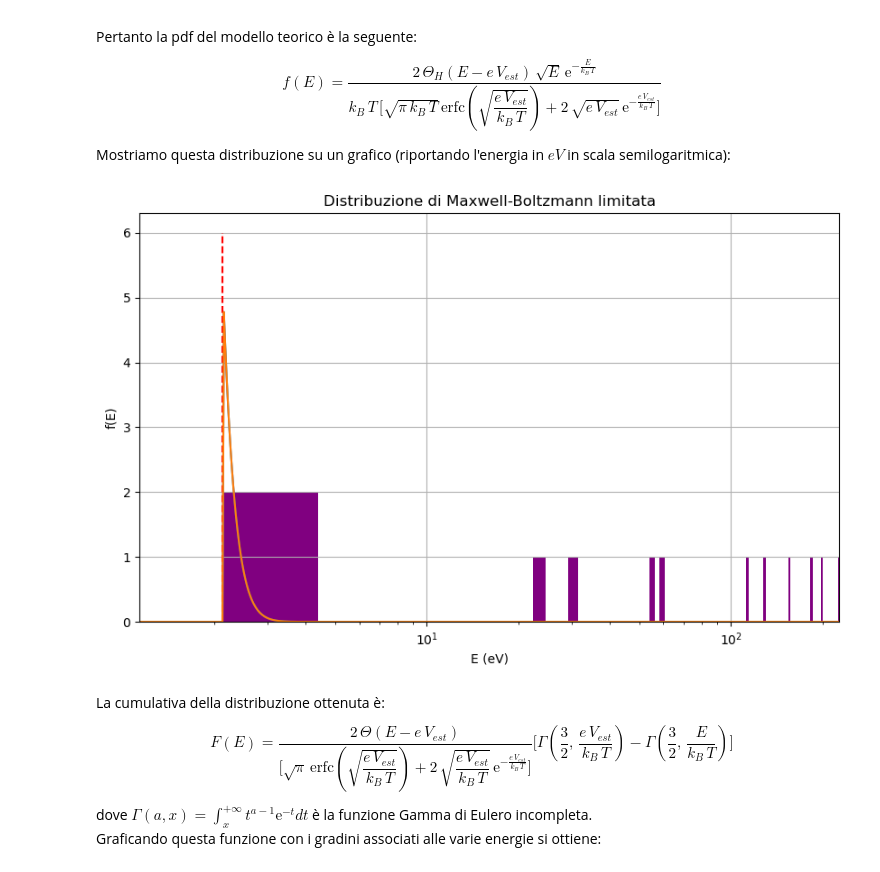
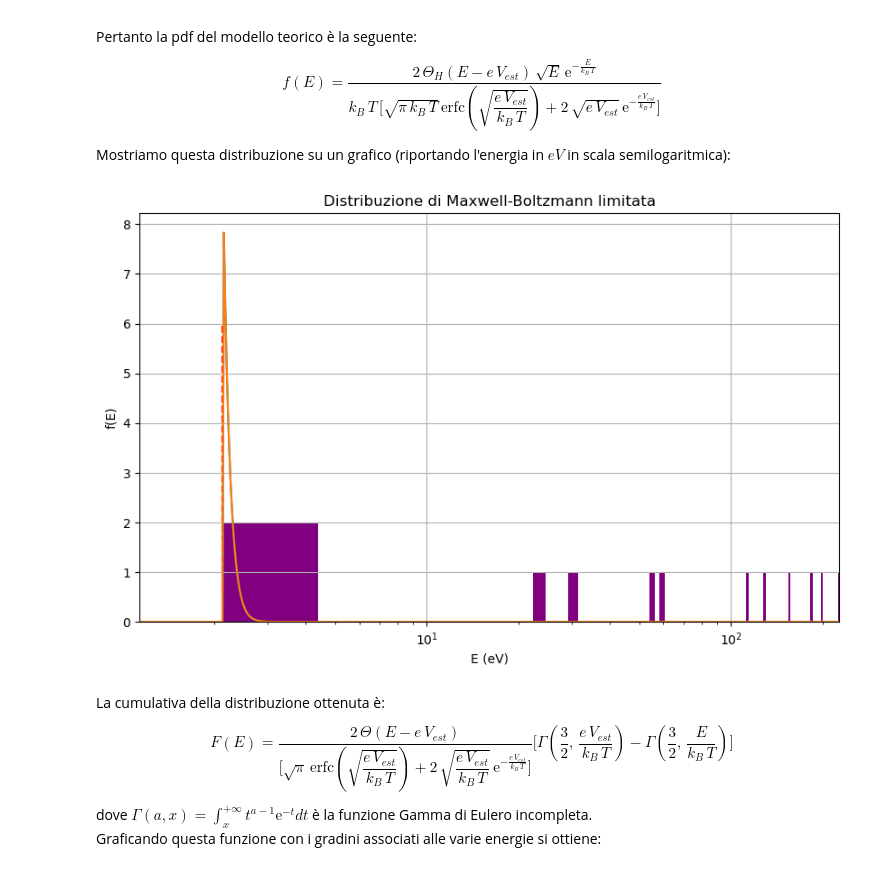
Before and after one commit to GianlorenzoDeFilippo6674/Progetto_Analisi_dati, a Jupyter notebook: Thomson.ipynb, the cells around one changed output. Saved outputs shown, nothing was run; the diff lists cells and outputs as text; code cells hidden in the pictures.

```diff
--- a/Thomson.ipynb
+++ b/Thomson.ipynb
@@ -562,32 +562,32 @@ $$\displaystyle f(E)=\dfrac{2\,\Theta_H(E-e\,V_{est})\,\sqrt{E}\,\mbox{e}^{-\fra
 
 Mostriamo questa distribuzione su un grafico (riportando l'energia in $eV$ in scala semilogaritmica):
 # %%
-k_B=2.28e-23
-e_k_B=0.14e-23
+k_B=1.323e-23
+e_k_B=0.179e-23
 V_est=m.values[2]/(2*m.values[1])*(v_0.min())**2-0.01
 e=m.values[1]
 m_e=m.values[2]
 T=1300
 A=k_B*T*(np.sqrt(np.pi*k_B*T)*special.erfc(np.sqrt(e*V_est/(k_B*T)))+2*np.sqrt(e*V_est)*np.exp(-(e*V_est)/(k_B*T)))/2
 def Maxwell_Boltzmann(x):
     y=(np.heaviside(x-e*V_est, 1)*np.sqrt(x)*np.exp(-x/(k_B*T)))/A
     return y
 x= np.linspace(V_est-1, E.max()/e, 10000)
 y= e*Maxwell_Boltzmann(x*e)
 plt.figure(figsize=(10,6), dpi=100)
 plt.plot(x, y)
 plt.plot((V_est,V_est), (0, 6), color='r', linestyle='--')
 plt.hist(E/e, bins=100, density=False, range=(E.min()/e,E.max()/e), color='purple')
 plt.ylim(bottom=0)
 plt.xlim(V_est-1,E.max()/e)
 plt.grid()
 plt.semilogx(x, y)
 plt.xlabel('E (eV)')
 plt.ylabel('f(E)')
 plt.title('Distribuzione di Maxwell-Boltzmann limitata')
 plt.show()
 # %% [output]
-[figure, old version]
+[figure, new version]
 # %% [markdown]
 La cumulativa della distribuzione ottenuta è:
 
```
Also changed, not shown: parts of 10 cells of this notebook, 1 other file.
